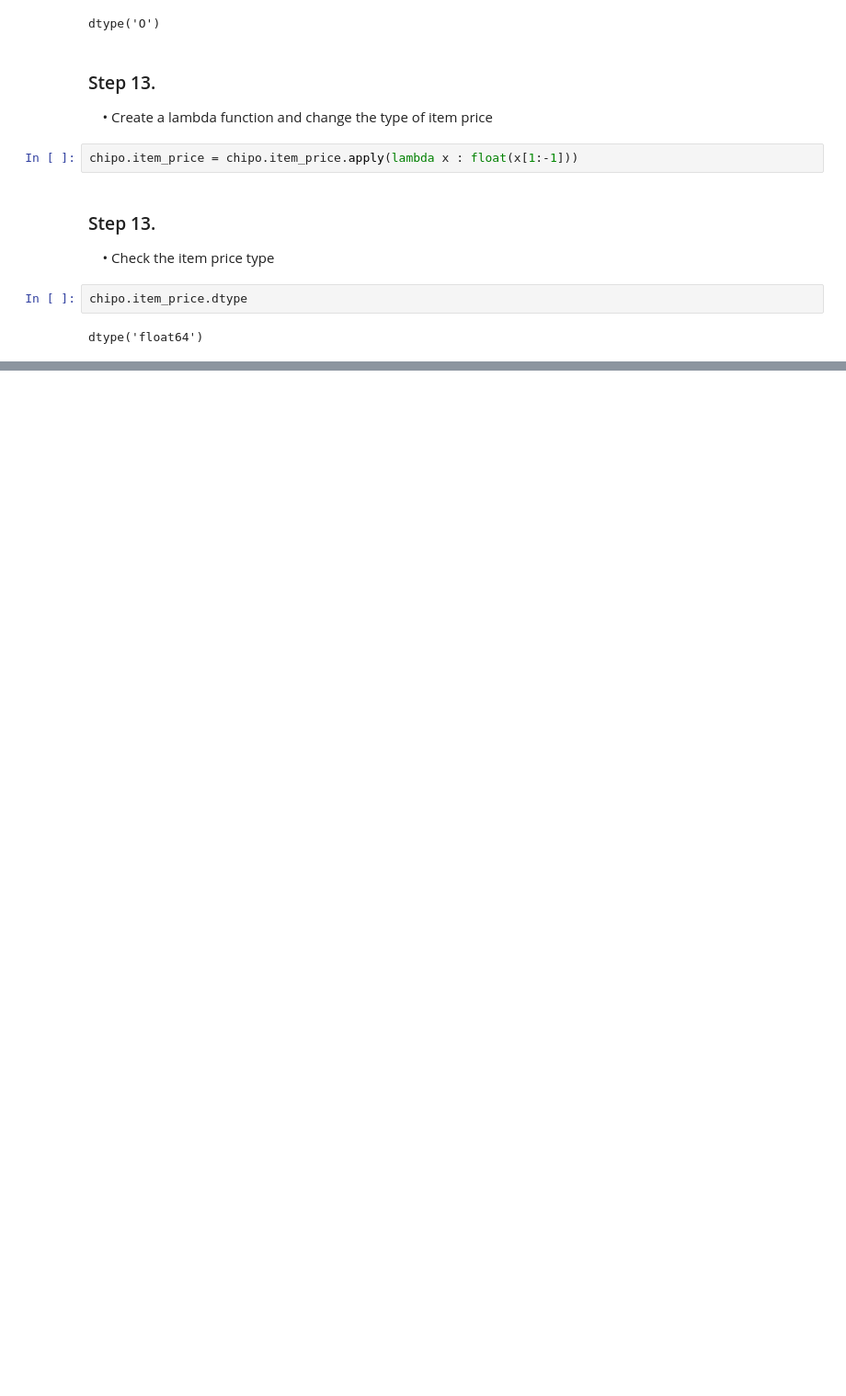
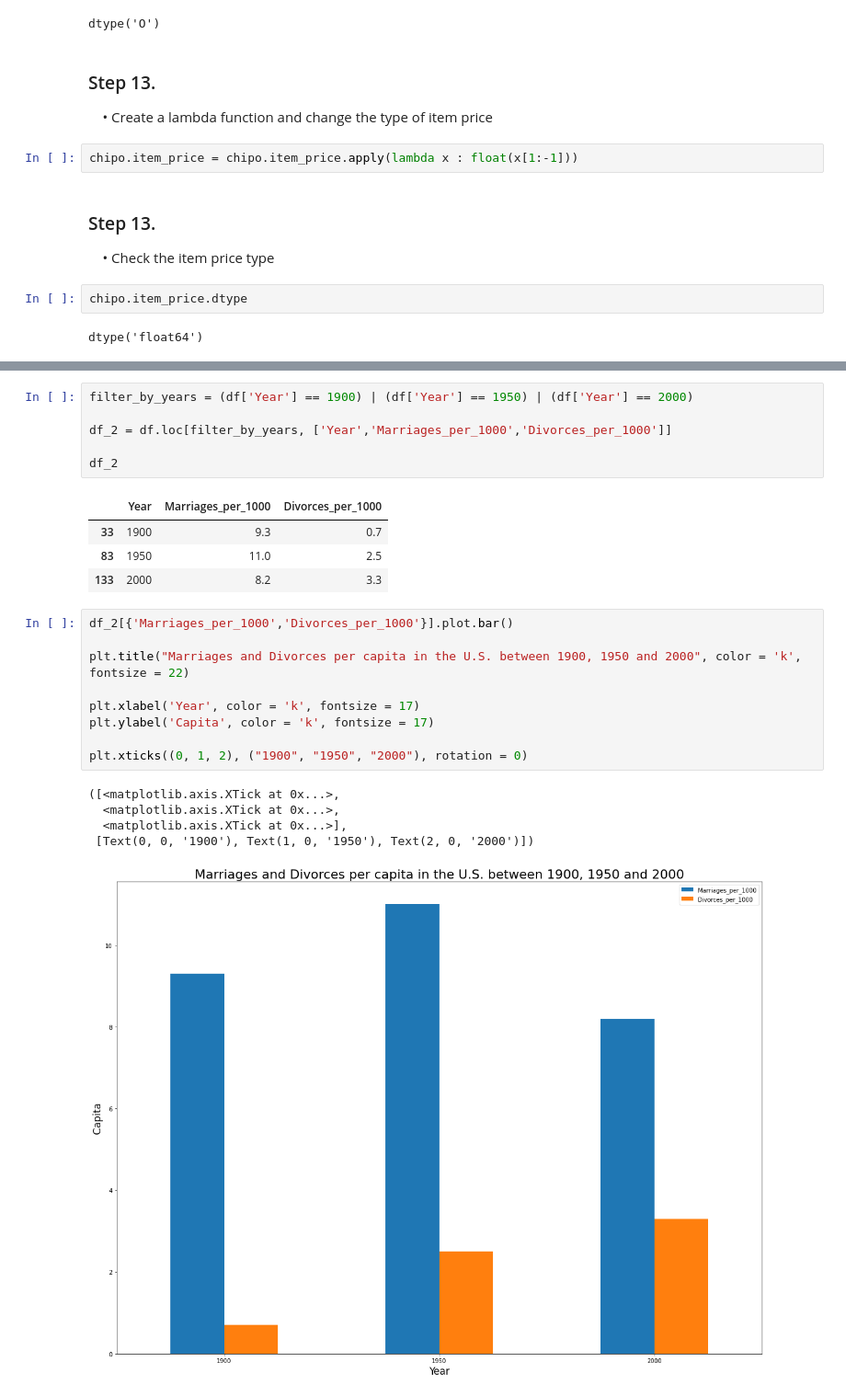
Before and after one commit to 200501409-rkp/RaviKant.Pujari.BDAT1004PS3, a Jupyter notebook: Problem Set 3.ipynb, the cells around one changed output, grey strips where cells are left out. Shown at 92% size. Drawn from its saved outputs; the diff is of its cells as text; blank space fills up the shorter version.

```diff
--- a/Problem Set 3.ipynb
+++ b/Problem Set 3.ipynb
@@ -1035,0 +1042,26 @@ plt.show()
+# %%
+filter_by_years = (df['Year'] == 1900) | (df['Year'] == 1950) | (df['Year'] == 2000)
+
+df_2 = df.loc[filter_by_years, ['Year','Marriages_per_1000','Divorces_per_1000']]
+
+df_2
+# %% [output]
+|  | Year | Marriages_per_1000 | Divorces_per_1000 |
+| 33 | 1900 | 9.3 | 0.7 |
+| 83 | 1950 | 11.0 | 2.5 |
+| 133 | 2000 | 8.2 | 3.3 |
+# %%
+df_2[{'Marriages_per_1000','Divorces_per_1000'}].plot.bar()
+
+plt.title("Marriages and Divorces per capita in the U.S. between 1900, 1950 and 2000", color = 'k', fontsize = 22)
+
+plt.xlabel('Year', color = 'k', fontsize = 17)
+plt.ylabel('Capita', color = 'k', fontsize = 17)
+
+plt.xticks((0, 1, 2), ("1900", "1950", "2000"), rotation = 0)
+# %% [output]
+([<matplotlib.axis.XTick at 0x...>,
+  <matplotlib.axis.XTick at 0x...>,
+  <matplotlib.axis.XTick at 0x...>],
+ [Text(0, 0, '1900'), Text(1, 0, '1950'), Text(2, 0, '2000')])
+[figure, added]
```
Also changed, not shown: parts of 23 cells of this notebook.
